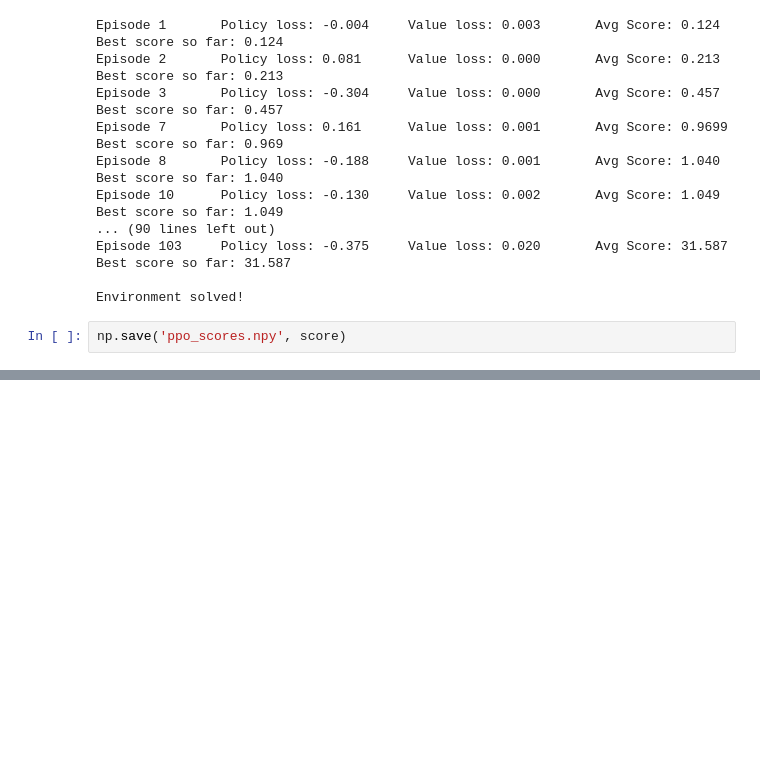
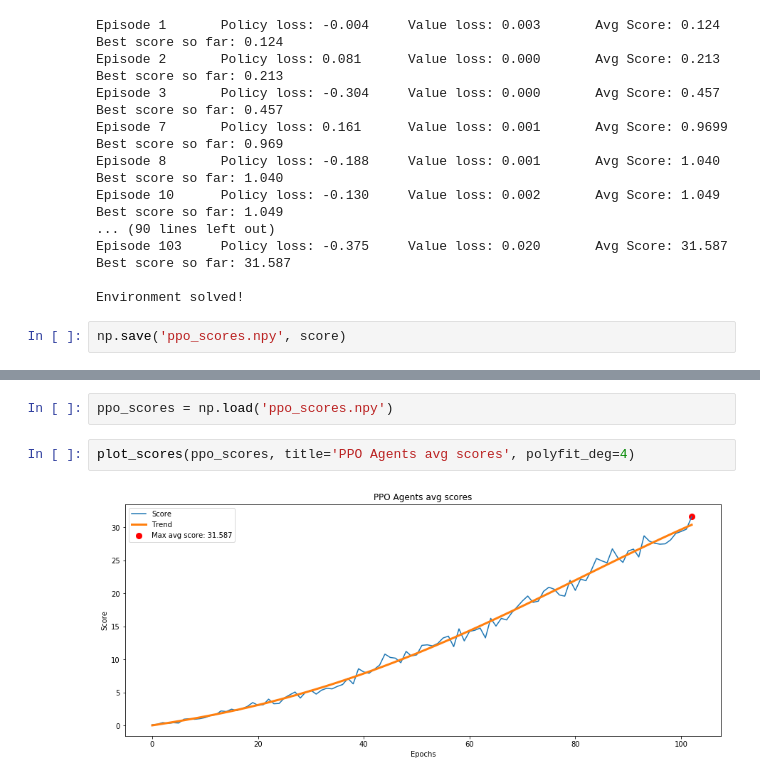
Before and after one commit to jscriptcoder/Reacher-Continues-Control, a Jupyter notebook: Continuous_Control.ipynb, the cells around one changed output, grey strips where cells are left out. Drawn from its saved outputs; the diff is of its cells as text; blank space fills up the shorter version.

```diff
--- a/Continuous_Control.ipynb
+++ b/Continuous_Control.ipynb
@@ -252,0 +261,6 @@ np.save('ppo_scores.npy', score)
+# %%
+ppo_scores = np.load('ppo_scores.npy')
+# %%
+plot_scores(ppo_scores, title='PPO Agents avg scores', polyfit_deg=4)
+# %% [output]
+[figure, added]
```
Also changed, not shown: parts of 3 cells of this notebook, 1 other file.
